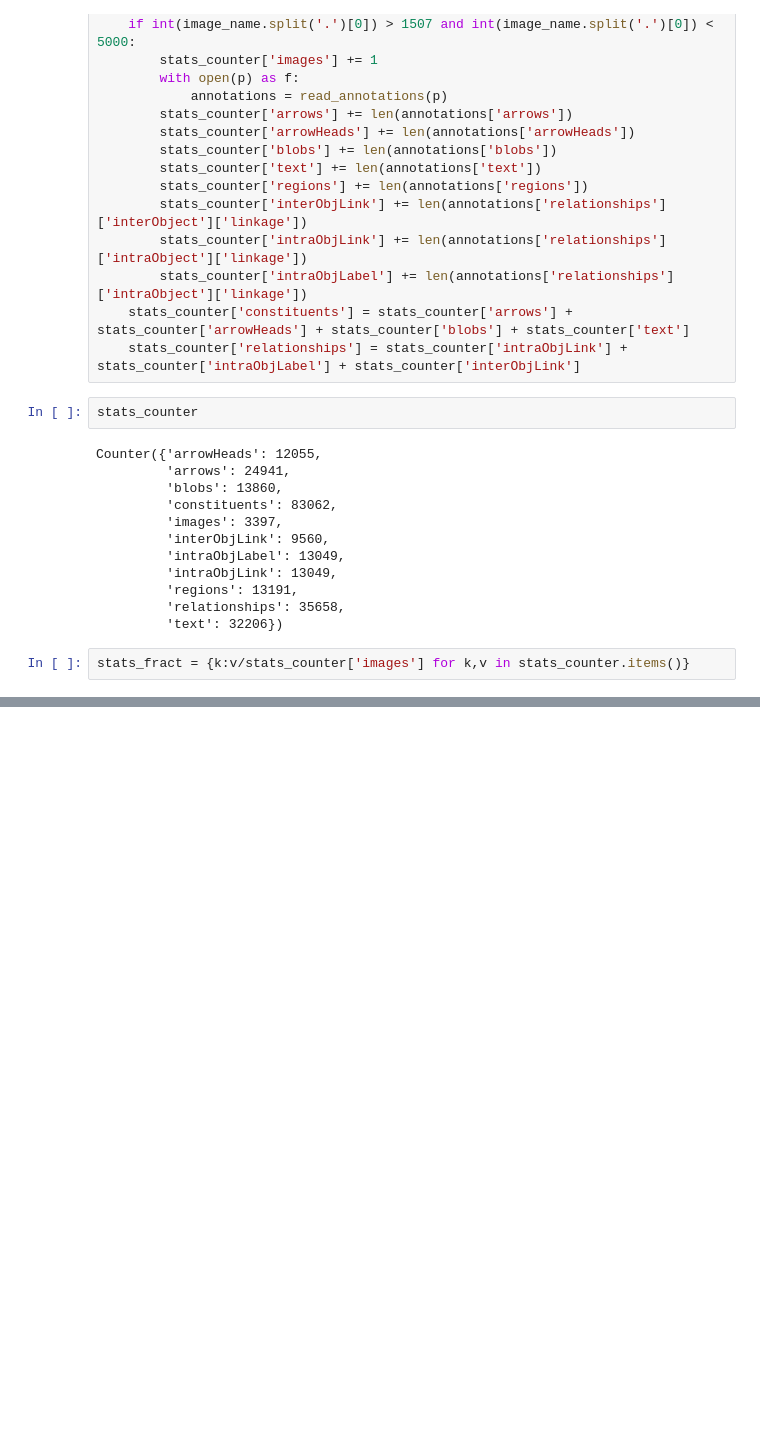
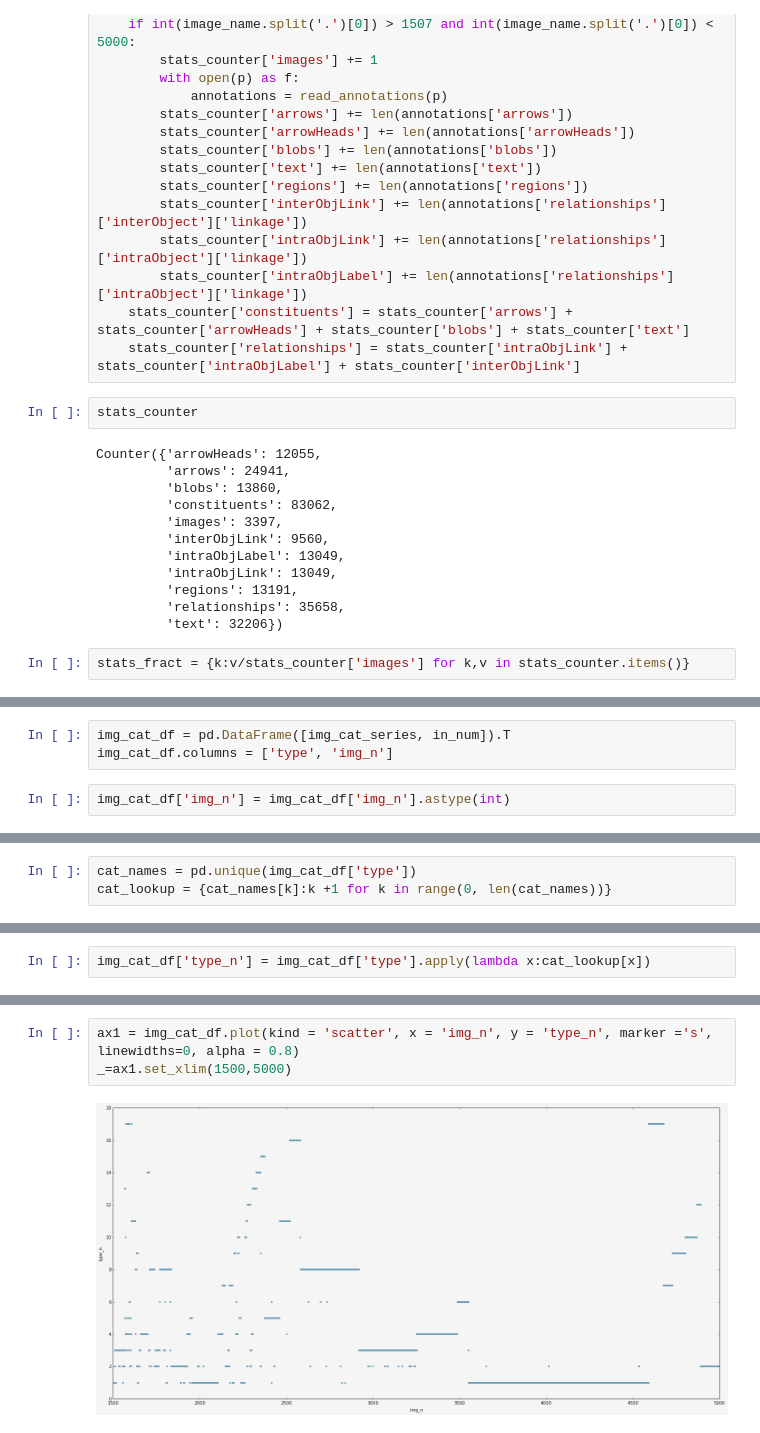
Before and after one commit to drschwenk/notebooks, a Jupyter notebook: adaq/shining_stats.ipynb, the cells around one changed output, grey strips where cells are left out. Drawn from its saved outputs; the diff is of its cells as text; blank space fills up the shorter version.

```diff
--- a/shining_stats.ipynb
+++ b/adaq/shining_stats.ipynb
@@ -144,0 +150,5 @@ HTML(html)
+# %%
+img_cat_df = pd.DataFrame([img_cat_series, in_num]).T
+img_cat_df.columns = ['type', 'img_n']
+# %%
+img_cat_df['img_n'] = img_cat_df['img_n'].astype(int)
@@ -144,0 +157,3 @@ HTML(html)
+# %%
+cat_names = pd.unique(img_cat_df['type'])
+cat_lookup = {cat_names[k]:k +1 for k in range(0, len(cat_names))}
@@ -144,0 +180,2 @@ HTML(html)
+# %%
+img_cat_df['type_n'] = img_cat_df['type'].apply(lambda x:cat_lookup[x])
@@ -144,0 +243,5 @@ HTML(html)
+# %%
+ax1 = img_cat_df.plot(kind = 'scatter', x = 'img_n', y = 'type_n', marker ='s', linewidths=0, alpha = 0.8)
+_=ax1.set_xlim(1500,5000)
+# %% [output]
+[figure, added]
```
Also changed, not shown: parts of 12 cells of this notebook.
